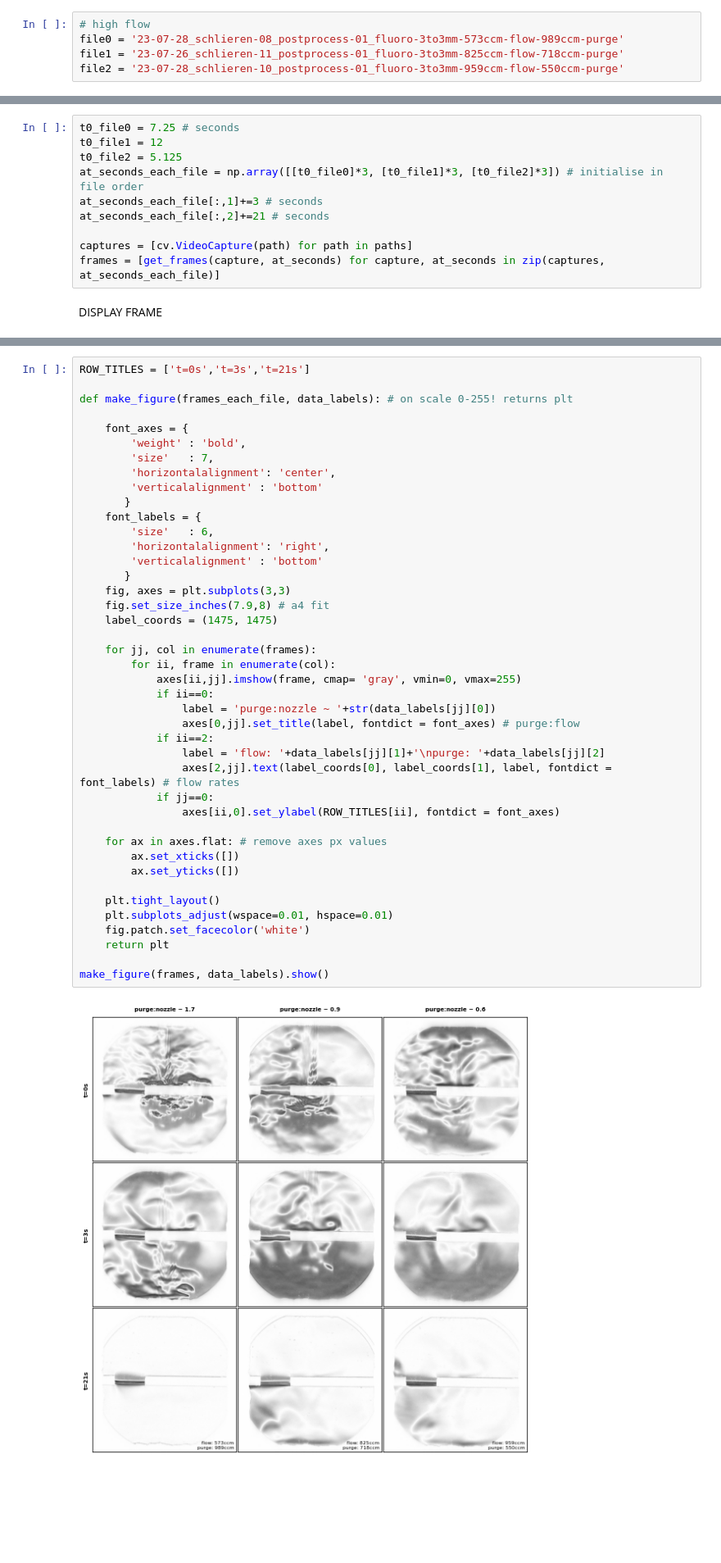
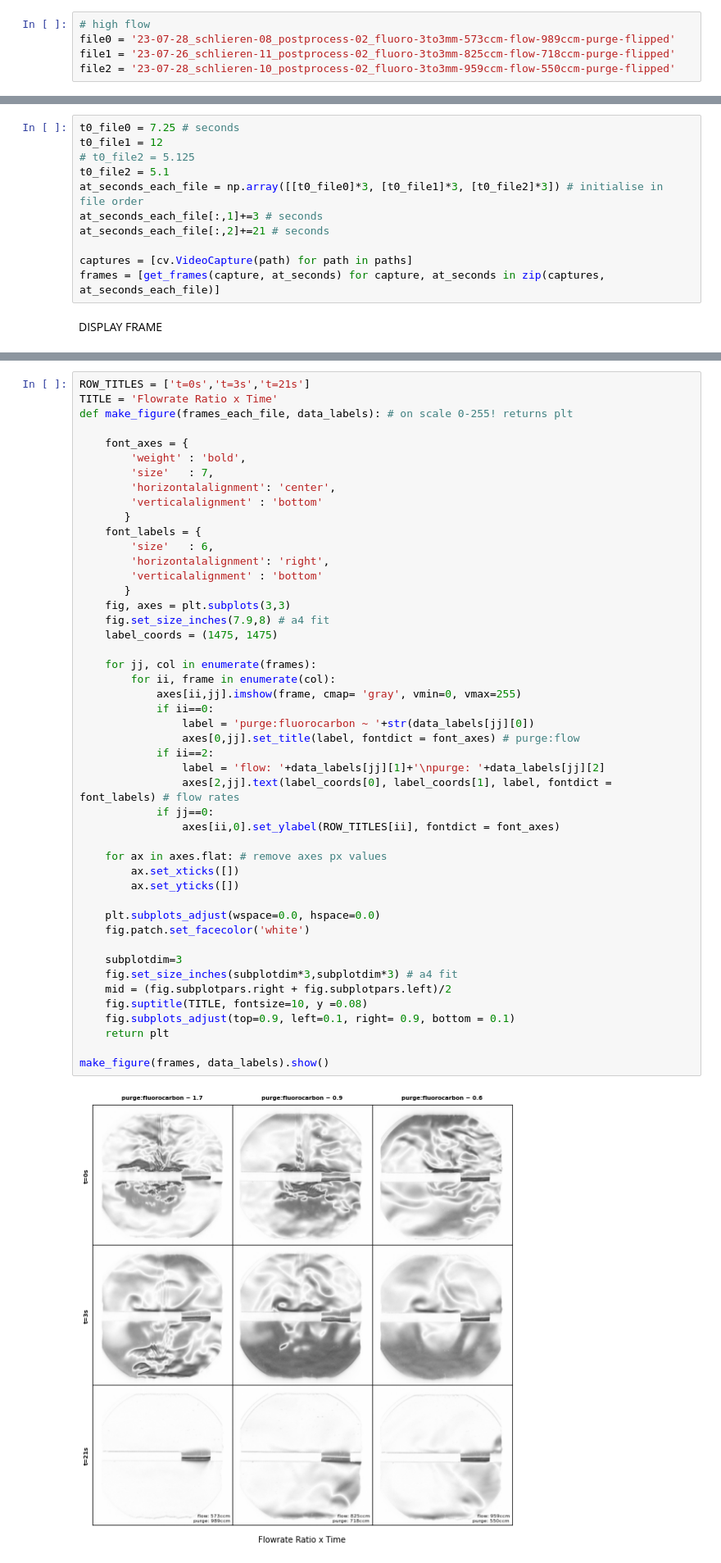
Before and after one commit to charlies-b/schlieren-image-processing, a Jupyter notebook: _fig3_purge.ipynb, the cells around one changed output, grey strips where cells are left out. Shown at 82% size. Cells and saved outputs as stored; diff of their text form; blank space fills up the shorter version.

```diff
--- a/_fig3_purge.ipynb
+++ b/_fig3_purge.ipynb
@@ -7,9 +7,9 @@ import re
 FILES
 # %%
 # high flow
-file0 = '23-07-28_schlieren-08_postprocess-01_fluoro-3to3mm-573ccm-flow-989ccm-purge'
-file1 = '23-07-26_schlieren-11_postprocess-01_fluoro-3to3mm-825ccm-flow-718ccm-purge'
-file2 = '23-07-28_schlieren-10_postprocess-01_fluoro-3to3mm-959ccm-flow-550ccm-purge'
+file0 = '23-07-28_schlieren-08_postprocess-02_fluoro-3to3mm-573ccm-flow-989ccm-purge-flipped'
+file1 = '23-07-26_schlieren-11_postprocess-02_fluoro-3to3mm-825ccm-flow-718ccm-purge-flipped'
+file2 = '23-07-28_schlieren-10_postprocess-02_fluoro-3to3mm-959ccm-flow-550ccm-purge-flipped'
 # %% [markdown]
 READ FILES
 # %%
@@ -55,7 +55,8 @@ Selected frame for t=0 shortly after purge is turned on, then subsequent frames
 # %%
 t0_file0 = 7.25 # seconds
 t0_file1 = 12
-t0_file2 = 5.125
+# t0_file2 = 5.125
+t0_file2 = 5.1
 at_seconds_each_file = np.array([[t0_file0]*3, [t0_file1]*3, [t0_file2]*3]) # initialise in file order
 at_seconds_each_file[:,1]+=3 # seconds
 at_seconds_each_file[:,2]+=21 # seconds
@@ -97,6 +98,6 @@ show_frames(row[0], row[1], row[2]).show()
 # %%
 ROW_TITLES = ['t=0s','t=3s','t=21s']
-
+TITLE = 'Flowrate Ratio x Time'
 def make_figure(frames_each_file, data_labels): # on scale 0-255! returns plt
 
     font_axes = {
@@ -107,34 +108,39 @@ def make_figure(frames_each_file, data_labels): # on scale 0-255! returns plt
        }
     font_labels = {
         'size'   : 6,
         'horizontalalignment': 'right',
         'verticalalignment' : 'bottom'
        }
     fig, axes = plt.subplots(3,3)
     fig.set_size_inches(7.9,8) # a4 fit
     label_coords = (1475, 1475)
 
     for jj, col in enumerate(frames):
         for ii, frame in enumerate(col):
             axes[ii,jj].imshow(frame, cmap= 'gray', vmin=0, vmax=255)
             if ii==0:
-                label = 'purge:nozzle ~ '+str(data_labels[jj][0])
+                label = 'purge:fluorocarbon ~ '+str(data_labels[jj][0])
                 axes[0,jj].set_title(label, fontdict = font_axes) # purge:flow
             if ii==2:
                 label = 'flow: '+data_labels[jj][1]+'\npurge: '+data_labels[jj][2]
                 axes[2,jj].text(label_coords[0], label_coords[1], label, fontdict = font_labels) # flow rates
             if jj==0:
                 axes[ii,0].set_ylabel(ROW_TITLES[ii], fontdict = font_axes)
 
     for ax in axes.flat: # remove axes px values
         ax.set_xticks([])
         ax.set_yticks([])
 
-    plt.tight_layout()
-    plt.subplots_adjust(wspace=0.01, hspace=0.01)
+    plt.subplots_adjust(wspace=0.0, hspace=0.0)
     fig.patch.set_facecolor('white')
+
+    subplotdim=3
+    fig.set_size_inches(subplotdim*3,subplotdim*3) # a4 fit
+    mid = (fig.subplotpars.right + fig.subplotpars.left)/2
+    fig.suptitle(TITLE, fontsize=10, y =0.08)
+    fig.subplots_adjust(top=0.9, left=0.1, right= 0.9, bottom = 0.1)
     return plt
 
 make_figure(frames, data_labels).show()
 # %% [output]
-[figure, old version]
+[figure, new version]
```
Also changed, not shown: parts of 5 cells of this notebook, 5 other files.
